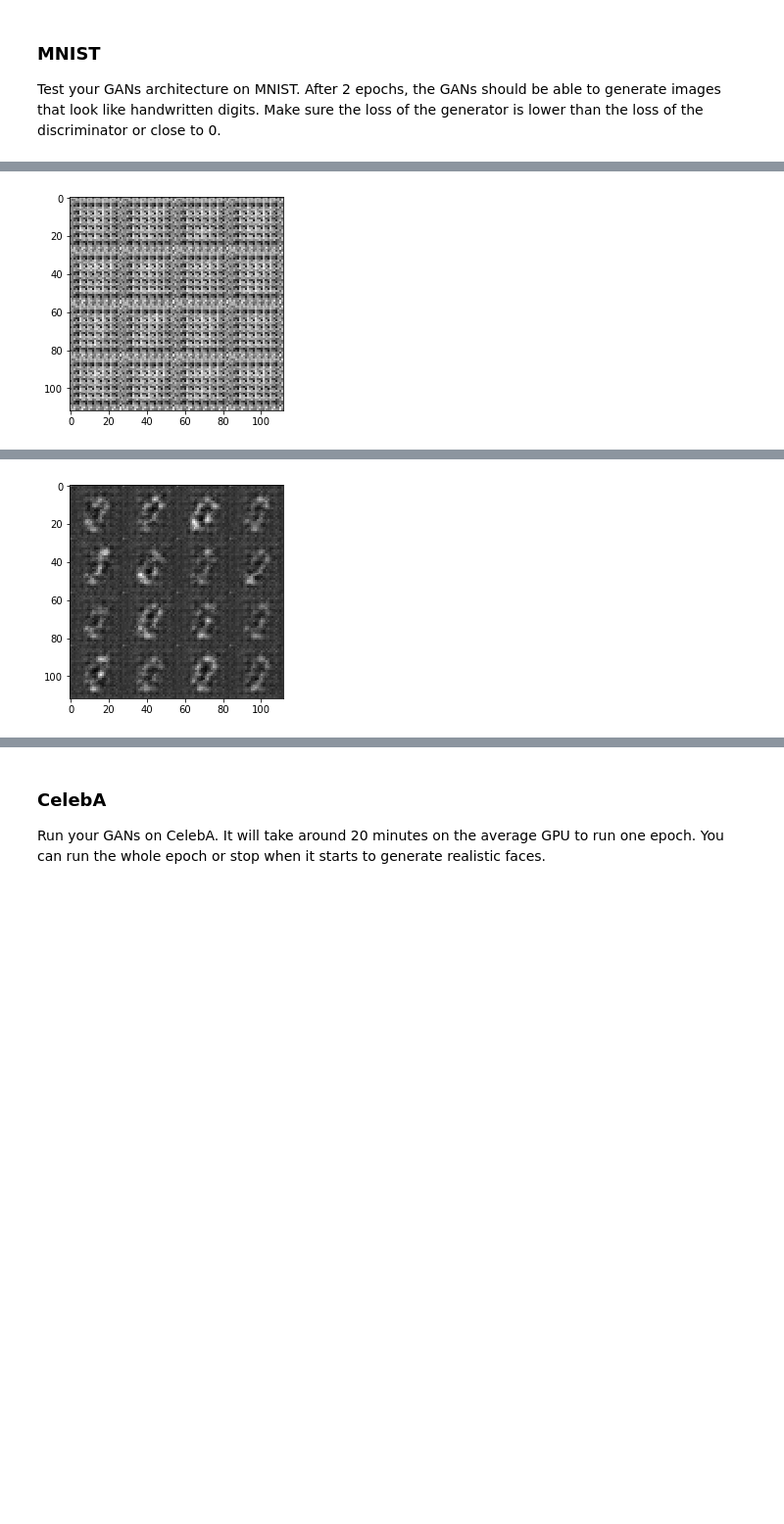
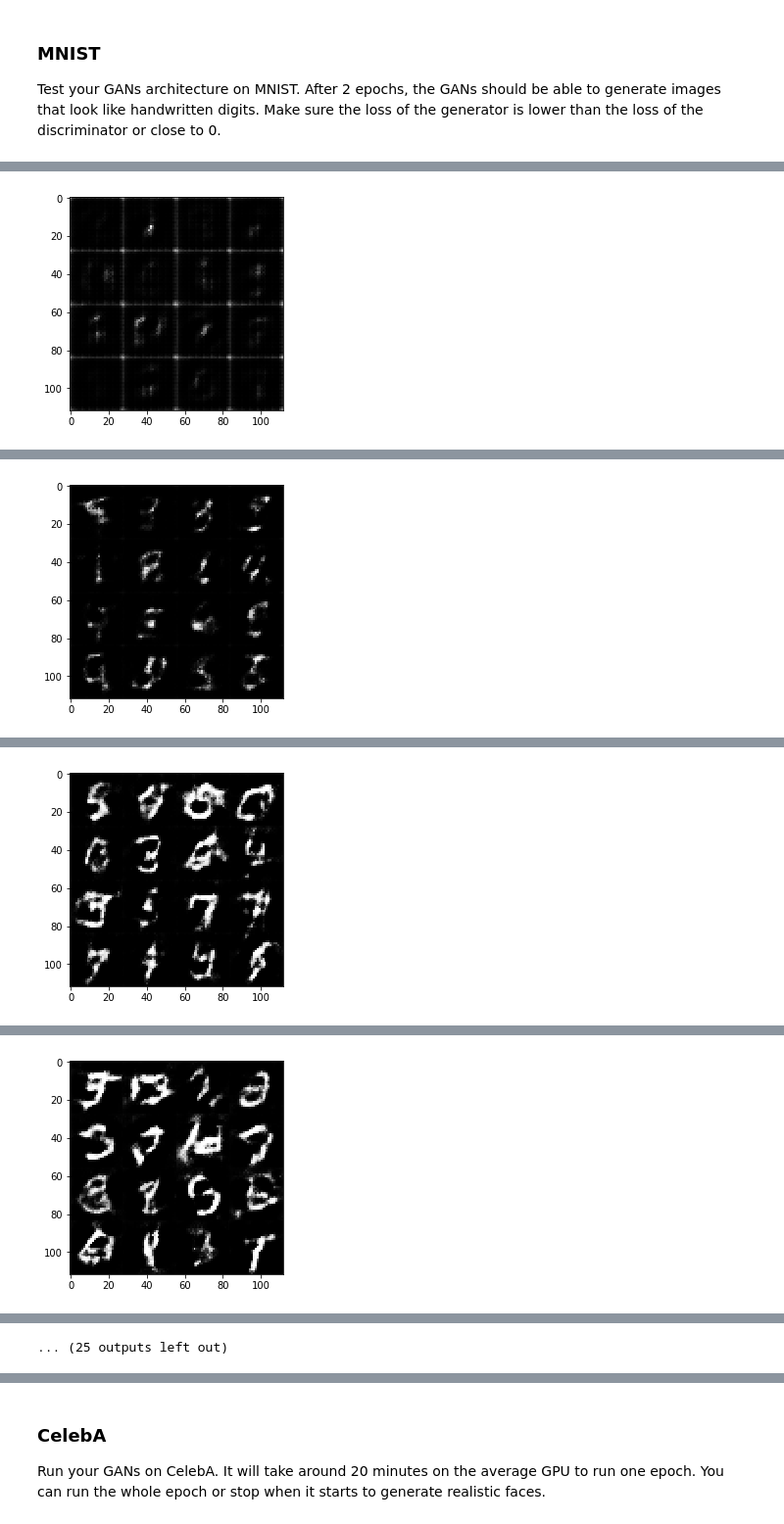
Before and after one commit to aaudevart/udacity_deep-learning, a Jupyter notebook: face_generation/dlnd_face_generation.ipynb, the cells around one changed output, grey strips where cells are left out. Shown at 98% size. Saved outputs shown, nothing was run; the diff lists cells and outputs as text; code cells hidden in the pictures; blank space fills up the shorter version.

```diff
--- a/face_generation/dlnd_face_generation.ipynb
+++ b/face_generation/dlnd_face_generation.ipynb
@@ -212,7 +211,8 @@ def generator(z, out_channel_dim, is_train=True):
     :return: The tensor output of the generator
     """
     # TODO: Implement Function
-    alpha = 0.01
+    alpha = 0.2
+    dropout= 0.4
     # you want to reuse the variables when your not training
     with tf.variable_scope('generator', reuse= not is_train):
         # First fully connected layer
@@ -221,18 +221,14 @@ def generator(z, out_channel_dim, is_train=True):
         x1 = tf.reshape(x1, (-1, 7, 7, 256))
         x1 = tf.layers.batch_normalization(x1, training=is_train)
         x1 = tf.maximum(alpha * x1, x1)
+        # x1 = tf.layers.dropout(x1,dropout)
         # print(x1.shape)
         # 7x7x256 now
 
-        x2 = tf.layers.conv2d_transpose(x1, 128, 5, strides=1, padding='same')
-        x2 = tf.layers.batch_normalization(x2, training=is_train)
-        x2 = tf.maximum(alpha * x2, x2)
-        # print(x2.shape)
-        # 7x7x128 now
-
-        x3 = tf.layers.conv2d_transpose(x2, 64, 5, strides=2, padding='same')
+        x3 = tf.layers.conv2d_transpose(x1, 64, 5, strides=2, padding='same')
         x3 = tf.layers.batch_normalization(x3, training=is_train)
         x3 = tf.maximum(alpha * x3, x3)
+        # x3 = tf.layers.dropout(x3,dropout)
         # print(x3.shape)
         # 14x14x64
 
@@ -392,7 +388,7 @@ def train(epoch_count, batch_size, z_dim, learning_rate, beta1, get_batches, dat
     print_every = 10
     show_every = 100
     steps = 0
-
+    losses = []
 
     with tf.Session() as sess:
         #tf.reset_default_graph()
@@ -403,6 +399,11 @@ def train(epoch_count, batch_size, z_dim, learning_rate, beta1, get_batches, dat
 
                 # Same code like DCGAN project cell n°15 Train the model
                 steps += 1
+
+                # The batch_images are normalized to -0.5 to 0.5
+                # but the tanh layer outputs in the range of -1.0 to 1.0.
+                # So the batch_images should be scaled to the appropriate range. Hence, multiply by 2.0
+                batch_images = batch_images*2
 
                 # Sample random noise for G
                 batch_z = np.random.uniform(-1, 1, size=(batch_size, z_dim))
@@ -426,19 +427,19 @@ def train(epoch_count, batch_size, z_dim, learning_rate, beta1, get_batches, dat
                           "Discriminator Loss: {:.4f}...".format(train_loss_d),
                           "Generator Loss: {:.4f}".format(train_loss_g))
                     # Save losses to view after training
-                    #losses.append((train_loss_d, train_loss_g))
+                    losses.append((train_loss_d, train_loss_g))
 
                 if steps % show_every == 0:
                     show_generator_output(sess, 20, input_z, image_channels, data_image_mode)
+    return losses
 # %% [markdown]
 ### MNIST
 Test your GANs architecture on MNIST.  After 2 epochs, the GANs should be able to generate images that look like handwritten digits.  Make sure the loss of the generator is lower than the loss of the discriminator or close to 0.
 # %%
-batch_size = 128
+batch_size = 64
 z_dim = 100
-learning_rate = 0.0002
+learning_rate = 0.001
 beta1 = 0.5
-
 
 """
 DON'T MODIFY ANYTHING IN THIS CELL THAT IS BELOW THIS LINE
@@ -447,6 +448,6 @@ epochs = 2
 
 mnist_dataset = helper.Dataset('mnist', glob(os.path.join(data_dir, 'mnist/*.jpg')))
 with tf.Graph().as_default():
-    train(epochs, batch_size, z_dim, learning_rate, beta1, mnist_dataset.get_batches,
+    losses = train(epochs, batch_size, z_dim, learning_rate, beta1, mnist_dataset.get_batches,
           mnist_dataset.shape, mnist_dataset.image_mode)
 # %% [output]
@@ -463 +464 @@ Epoch 1/2... Discriminator Loss: 0.4037... Generator Loss: 1.5833
-[figure, old version]
+[figure, new version]
@@ -474 +475 @@ Epoch 1/2... Discriminator Loss: 0.4426... Generator Loss: 1.4501
-[figure, old version]
+[figure, new version]
@@ -480,0 +486 @@ Epoch 1/2... Discriminator Loss: 0.3327... Generator Loss: 2.0605
+[figure, added]
@@ -481,0 +497 @@ KeyboardInterrupt:
+[figure, added]
@@ -481,0 +520 @@ KeyboardInterrupt:
+... (25 outputs left out)
```
Also changed, not shown: parts of 11 cells of this notebook.
